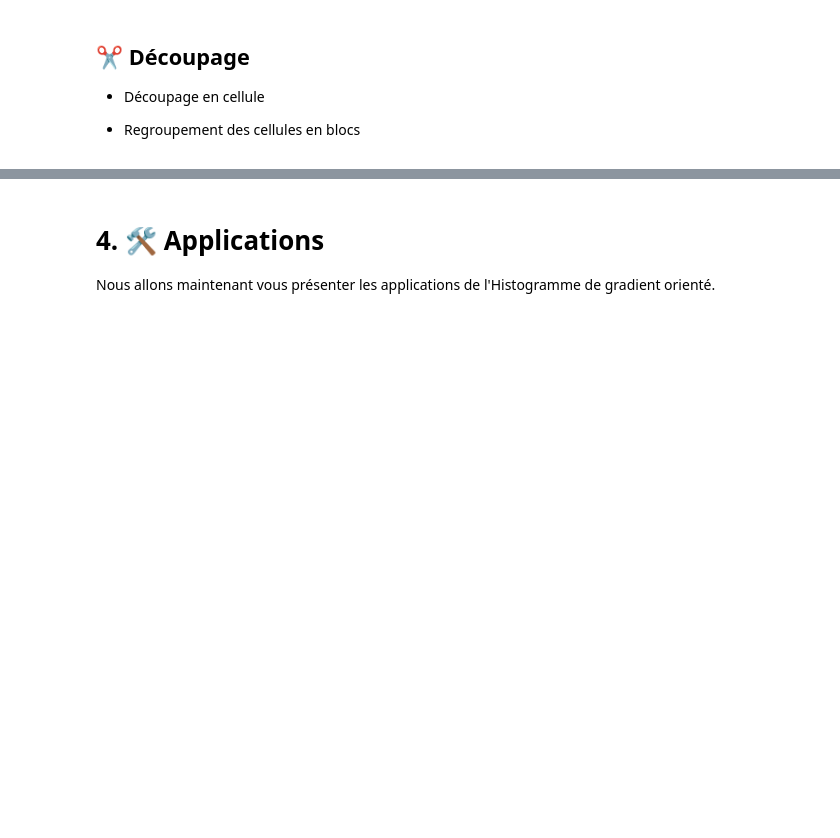
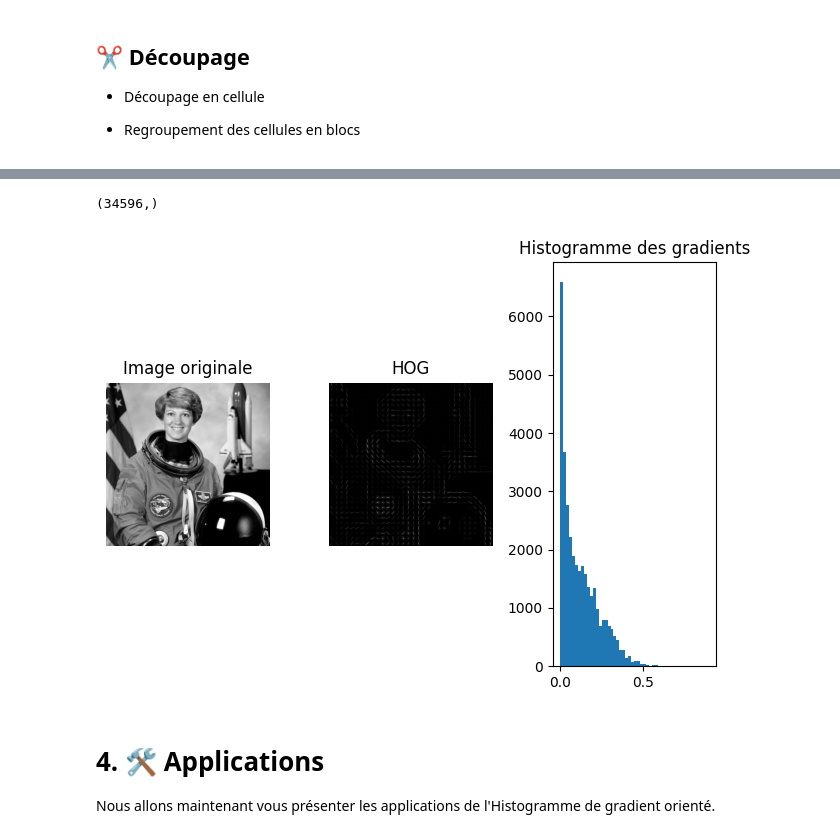
Before and after one commit to AlixANNERAUD/Histogram_of_oriented_gradients_presentation, a Jupyter notebook: Presentation.ipynb, the cells around one changed output, grey strips where cells are left out. Saved outputs shown, nothing was run; the diff lists cells and outputs as text; code cells hidden in the pictures; blank space fills up the shorter version.

```diff
--- a/Presentation.ipynb
+++ b/Presentation.ipynb
@@ -127,3 +233,8 @@ Où :
+# %%
+out()
+# %% [output]
+(34596,)
+[figure, added]
 # %% [markdown]
 # 4. 🛠️ Applications
 
```
Also changed, not shown: parts of 19 cells of this notebook, 5 other files.
